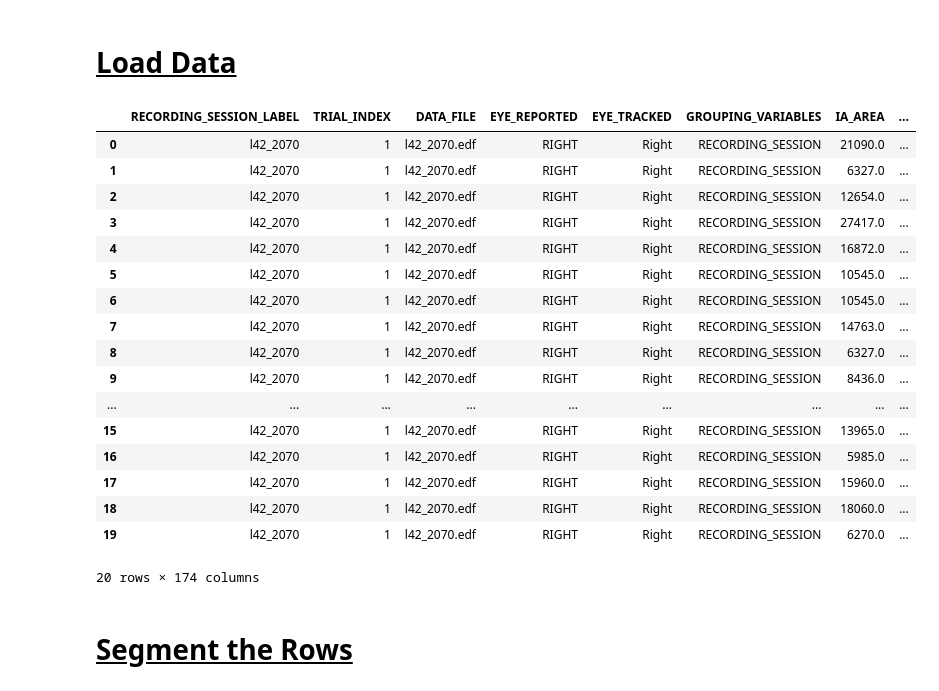
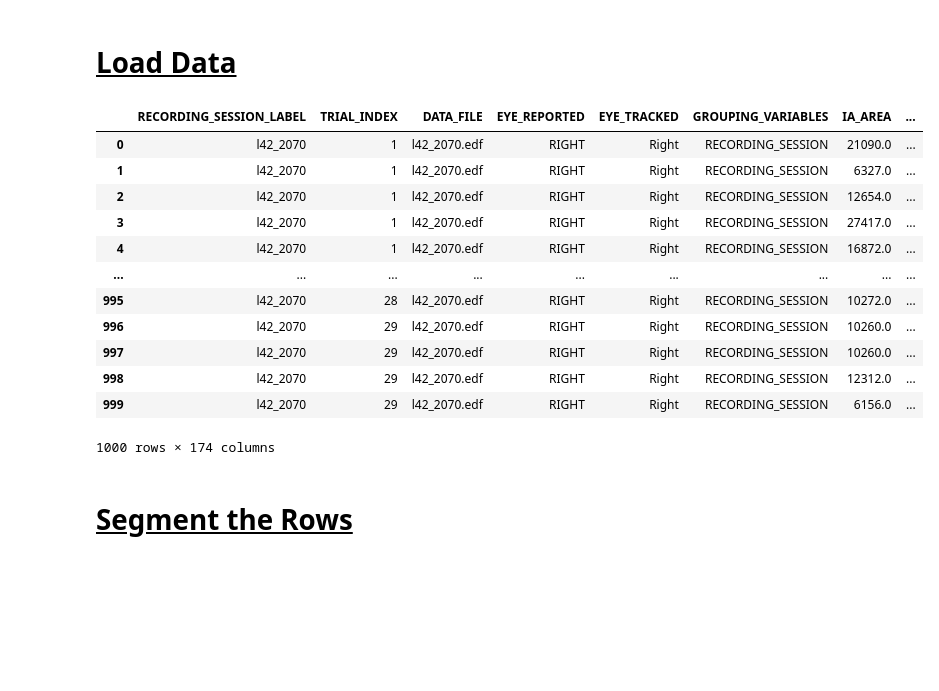
Before and after one commit to toharrgo/project4cognition, a Jupyter notebook: Preprocessing.ipynb, the cells around one changed output. Drawn from its saved outputs; the diff is of its cells as text; code cells hidden in the pictures; blank space fills up the shorter version.

```diff
--- a/Preprocessing.ipynb
+++ b/Preprocessing.ipynb
@@ -11,26 +14,21 @@ from eyeutils.utils import get_metrics, init_tok_n_model
 # %%
 # load and display the data
 df = pd.read_csv(r'data/ia_A.tsv',sep='\t',encoding='utf-16')
-df.head(20)
+df.head(1000)
 # %% [output]
 |  | RECORDING_SESSION_LABEL | TRIAL_INDEX | DATA_FILE | EYE_REPORTED | EYE_TRACKED | GROUPING_VARIABLES | IA_AREA | ... |
 | 0 | l42_2070 | 1 | l42_2070.edf | RIGHT | Right | RECORDING_SESSION | 21090.0 | ... |
 | 1 | l42_2070 | 1 | l42_2070.edf | RIGHT | Right | RECORDING_SESSION | 6327.0 | ... |
 | 2 | l42_2070 | 1 | l42_2070.edf | RIGHT | Right | RECORDING_SESSION | 12654.0 | ... |
 | 3 | l42_2070 | 1 | l42_2070.edf | RIGHT | Right | RECORDING_SESSION | 27417.0 | ... |
 | 4 | l42_2070 | 1 | l42_2070.edf | RIGHT | Right | RECORDING_SESSION | 16872.0 | ... |
-| 5 | l42_2070 | 1 | l42_2070.edf | RIGHT | Right | RECORDING_SESSION | 10545.0 | ... |
-| 6 | l42_2070 | 1 | l42_2070.edf | RIGHT | Right | RECORDING_SESSION | 10545.0 | ... |
-| 7 | l42_2070 | 1 | l42_2070.edf | RIGHT | Right | RECORDING_SESSION | 14763.0 | ... |
-| 8 | l42_2070 | 1 | l42_2070.edf | RIGHT | Right | RECORDING_SESSION | 6327.0 | ... |
-| 9 | l42_2070 | 1 | l42_2070.edf | RIGHT | Right | RECORDING_SESSION | 8436.0 | ... |
 | ... | ... | ... | ... | ... | ... | ... | ... | ... |
-| 15 | l42_2070 | 1 | l42_2070.edf | RIGHT | Right | RECORDING_SESSION | 13965.0 | ... |
-| 16 | l42_2070 | 1 | l42_2070.edf | RIGHT | Right | RECORDING_SESSION | 5985.0 | ... |
-| 17 | l42_2070 | 1 | l42_2070.edf | RIGHT | Right | RECORDING_SESSION | 15960.0 | ... |
-| 18 | l42_2070 | 1 | l42_2070.edf | RIGHT | Right | RECORDING_SESSION | 18060.0 | ... |
-| 19 | l42_2070 | 1 | l42_2070.edf | RIGHT | Right | RECORDING_SESSION | 6270.0 | ... |
+| 995 | l42_2070 | 28 | l42_2070.edf | RIGHT | Right | RECORDING_SESSION | 10272.0 | ... |
+| 996 | l42_2070 | 29 | l42_2070.edf | RIGHT | Right | RECORDING_SESSION | 10260.0 | ... |
+| 997 | l42_2070 | 29 | l42_2070.edf | RIGHT | Right | RECORDING_SESSION | 10260.0 | ... |
+| 998 | l42_2070 | 29 | l42_2070.edf | RIGHT | Right | RECORDING_SESSION | 12312.0 | ... |
+| 999 | l42_2070 | 29 | l42_2070.edf | RIGHT | Right | RECORDING_SESSION | 6156.0 | ... |
-20 rows × 174 columns
+1000 rows × 174 columns
 # %% [markdown]
 
 <h1><u> Segment the Rows</u> </h1>
```
Also changed, not shown: parts of 13 cells of this notebook, 1 other file.
